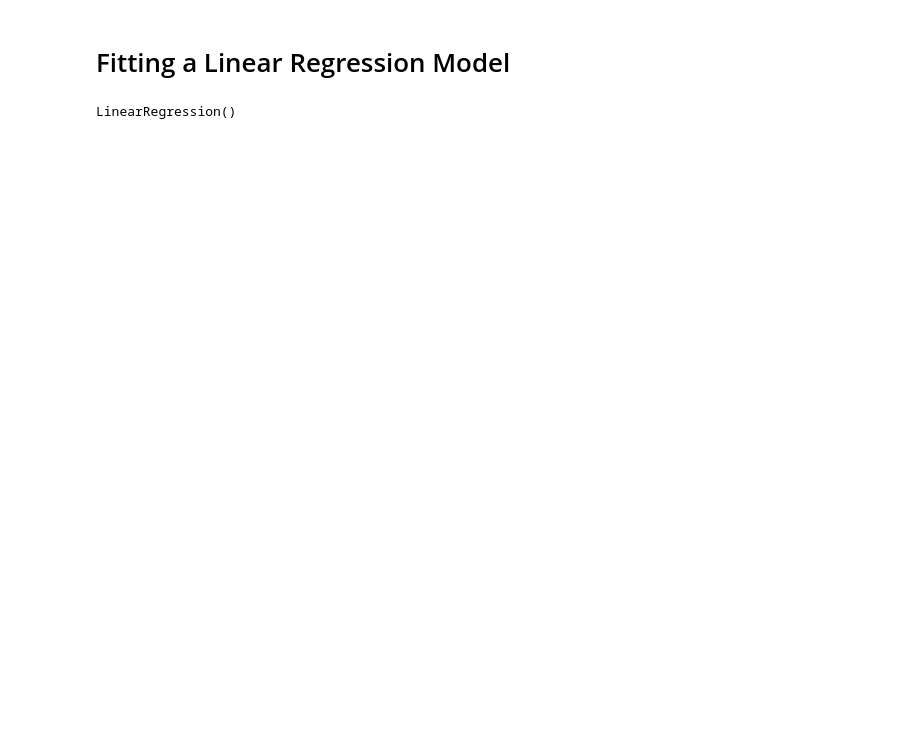
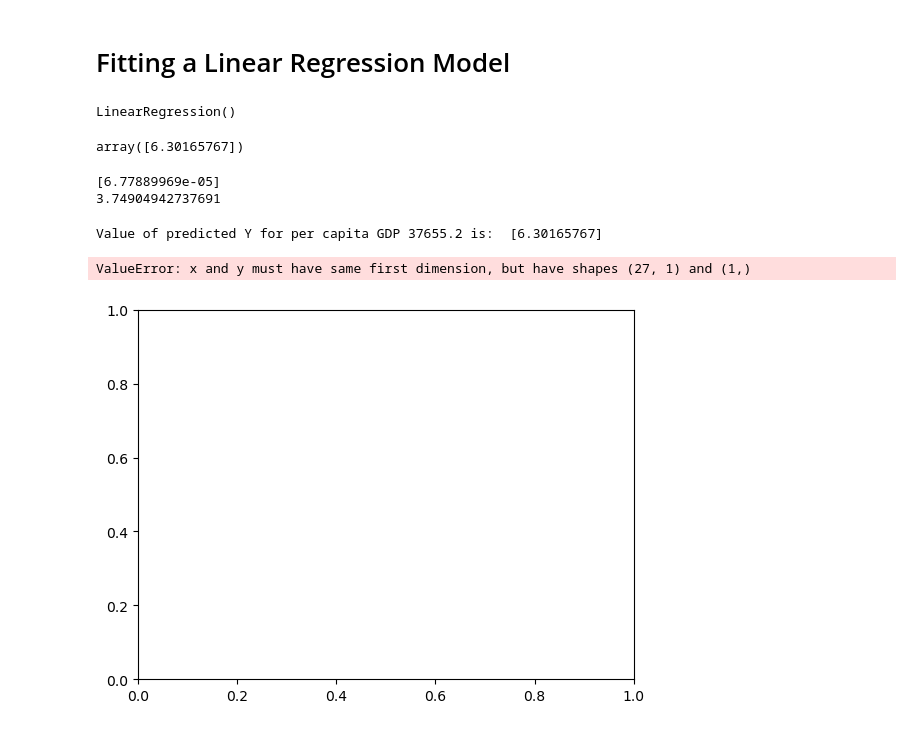
Before and after one commit to asheshjyotii/Machine_Learning, a Jupyter notebook: Linear_Regresion/Linear_Regression.ipynb, the cells around one changed output. Cells and saved outputs as stored; diff of their text form; code cells hidden in the pictures; blank space fills up the shorter version.

```diff
--- a/Linear_Regresion/Linear_Regression.ipynb
+++ b/Linear_Regresion/Linear_Regression.ipynb
@@ -95,6 +102,29 @@ from sklearn.linear_model import LinearRegression
 
 model = LinearRegression()
 
-model.fit(X,Y)
+model.fit(df[['GDP per capita (USD)']],df['Life satisfaction'])
 # %% [output]
 LinearRegression()
+# %%
+model.predict([[37655.2]])
+# model.predict(37655.2)
+# %% [output]
+array([6.30165767])
+# %%
+# to find the value of coeffiecient (slope) that the model calculated
+print(model.coef_)
+# to find the value of intercept that the model calculated
+print(model.intercept_)
+# %% [output]
+[6.77889969e-05]
+3.74904942737691
+# %%
+answer = (model.coef_ * 37655.2)+ model.intercept_
+print("Value of predicted Y for per capita GDP 37655.2 is: ", answer)
+# %% [output]
+Value of predicted Y for per capita GDP 37655.2 is:  [6.30165767]
+# %%
+pyplot.plot(df[['GDP per capita (USD)']],model.predict([answer]))
+# %% [output]
+ValueError: x and y must have same first dimension, but have shapes (27, 1) and (1,)
+[figure, added]
```
Also changed, not shown: parts of 3 cells of this notebook.
